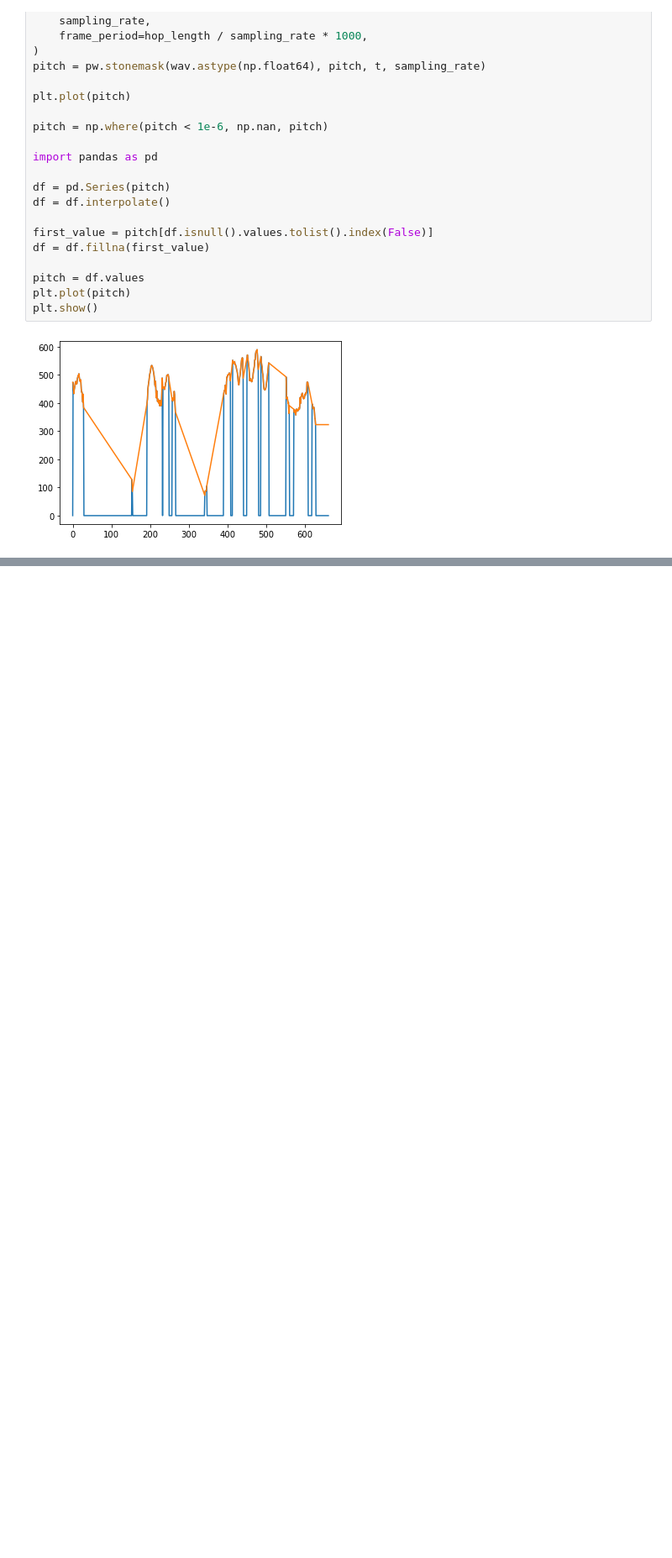
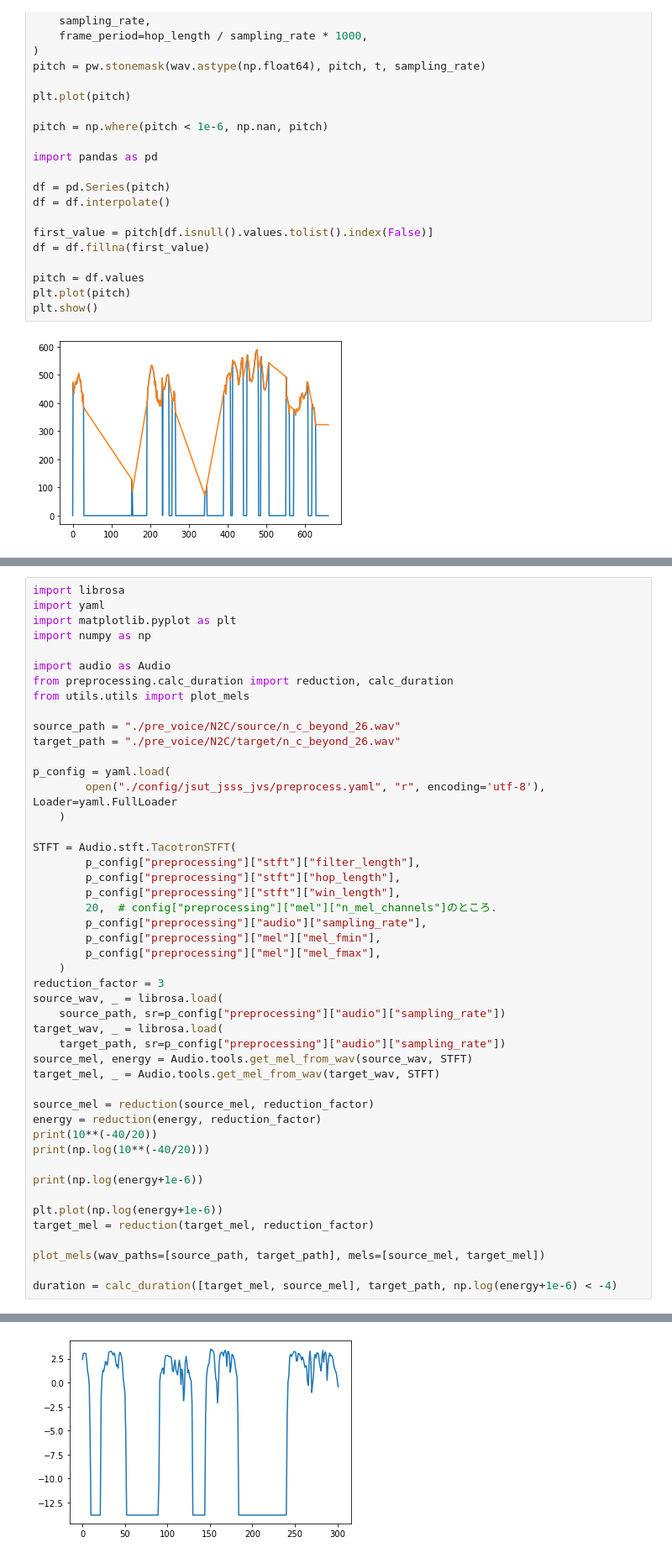
Before and after one commit to YutoNishimura-v2/my_NAR-S2S-VC, a Jupyter notebook: mel_check.ipynb, the cells around one changed output, grey strips where cells are left out. Shown at 84% size. Drawn from its saved outputs; the diff is of its cells as text; blank space fills up the shorter version.

Commit message:
duration周り変更

```diff
--- a/mel_check.ipynb
+++ b/mel_check.ipynb
@@ -449,0 +450,48 @@ array([ 0.9457791 ,  2.5631628 ,  3.2986736 ,  3.3496633 ,  3.3106089 ,
+# %%
+import librosa
+import yaml
+import matplotlib.pyplot as plt
+import numpy as np
+
+import audio as Audio
+from preprocessing.calc_duration import reduction, calc_duration
+from utils.utils import plot_mels
+
+source_path = "./pre_voice/N2C/source/n_c_beyond_26.wav"
+target_path = "./pre_voice/N2C/target/n_c_beyond_26.wav"
+
+p_config = yaml.load(
+        open("./config/jsut_jsss_jvs/preprocess.yaml", "r", encoding='utf-8'), Loader=yaml.FullLoader
+    )
+
+STFT = Audio.stft.TacotronSTFT(
+        p_config["preprocessing"]["stft"]["filter_length"],
+        p_config["preprocessing"]["stft"]["hop_length"],
+        p_config["preprocessing"]["stft"]["win_length"],
+        20,  # config["preprocessing"]["mel"]["n_mel_channels"]のところ.
+        p_config["preprocessing"]["audio"]["sampling_rate"],
+        p_config["preprocessing"]["mel"]["mel_fmin"],
+        p_config["preprocessing"]["mel"]["mel_fmax"],
+    )
+reduction_factor = 3
+source_wav, _ = librosa.load(
+    source_path, sr=p_config["preprocessing"]["audio"]["sampling_rate"])
+target_wav, _ = librosa.load(
+    target_path, sr=p_config["preprocessing"]["audio"]["sampling_rate"])
+source_mel, energy = Audio.tools.get_mel_from_wav(source_wav, STFT)
+target_mel, _ = Audio.tools.get_mel_from_wav(target_wav, STFT)
+
+source_mel = reduction(source_mel, reduction_factor)
+energy = reduction(energy, reduction_factor)
+print(10**(-40/20))
+print(np.log(10**(-40/20)))
+
+print(np.log(energy+1e-6))
+
+plt.plot(np.log(energy+1e-6))
+target_mel = reduction(target_mel, reduction_factor)
+
+plot_mels(wav_paths=[source_path, target_path], mels=[source_mel, target_mel])
+
+duration = calc_duration([target_mel, source_mel], target_path, np.log(energy+1e-6) < -4)
+# %% [output]
@@ -449,0 +515 @@ array([ 0.9457791 ,  2.5631628 ,  3.2986736 ,  3.3496633 ,  3.3106089 ,
+[figure, added]
```
Also changed, not shown: parts of 6 cells of this notebook, 9 other files.
